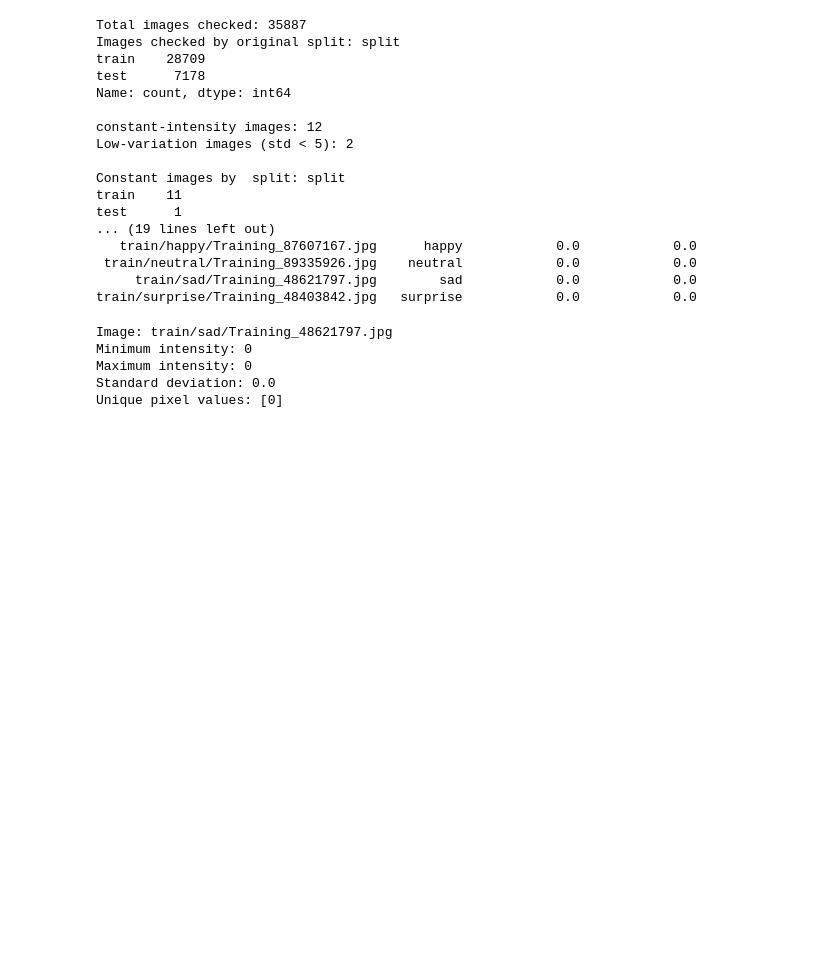
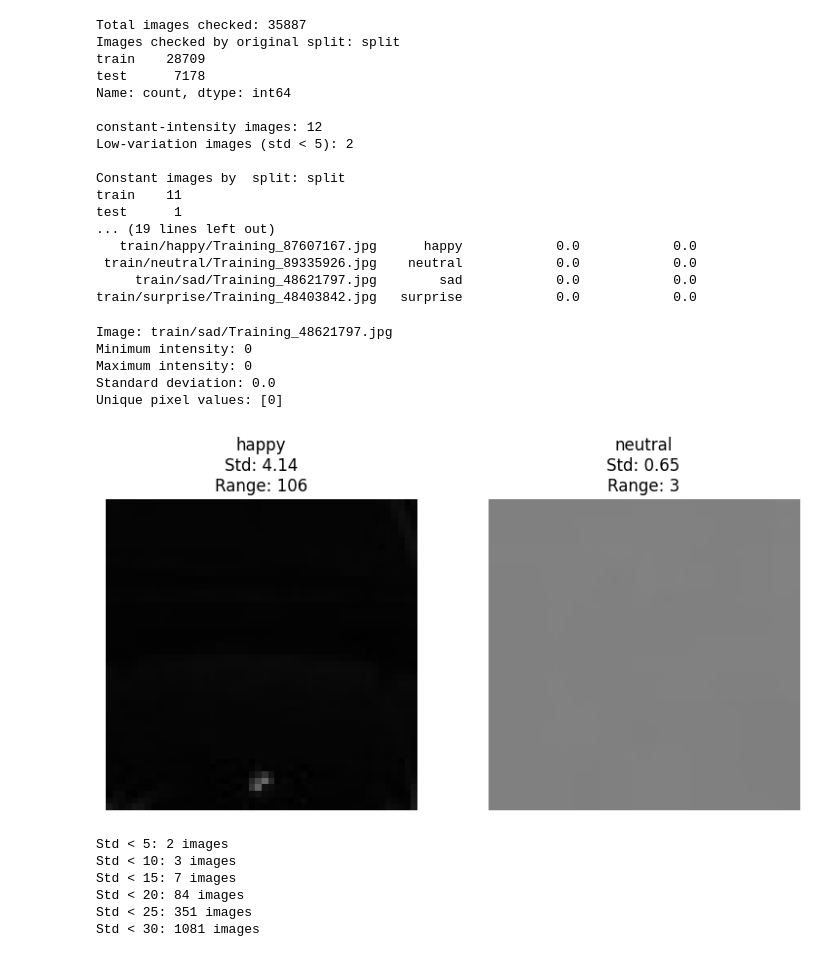
Before and after one commit to chtzortzi-alt/Tzortzi_Facial_Expressions, a Jupyter notebook: Tzortzi_Imaging_Dataset.ipynb, the cells around one changed output. Drawn from its saved outputs; the diff is of its cells as text; code cells hidden in the pictures; blank space fills up the shorter version.

```diff
--- a/Tzortzi_Imaging_Dataset.ipynb
+++ b/Tzortzi_Imaging_Dataset.ipynb
@@ -759,3 +759,50 @@ Minimum intensity: 0
 Maximum intensity: 0
 Standard deviation: 0.0
 Unique pixel values: [0]
+# %%
+import matplotlib.pyplot as plt
+from PIL import Image
+import numpy as np
+
+n = len(low_variation_images)
+
+fig, axes = plt.subplots(1, n, figsize=(4*n, 4))
+
+axes = np.atleast_1d(axes)
+
+for ax, (_, row) in zip(axes, low_variation_images.iterrows()):
+  image_path = dataset_path / row["file_path"]
+
+  with Image.open(image_path) as img:
+    pixels = np.asarray(img)
+
+  ax.imshow(pixels, cmap="gray", vmin=0, vmax=255)
+
+  ax.set_title(
+      f"{row['expression']}\n"
+      f"Std: {row['std_intensity']:.2f}\n"
+      f"Range: {row['intensity_range']:.0f}"
+  )
+
+  ax.axis("off")
+
+plt.tight_layout()
+plt.show()
+# %% [output]
+[figure, added]
+# %%
+thresholds = [5, 10, 15, 20, 25, 30]
+
+for threshold in thresholds:
+  count = (
+      (quality_df["std_intensity"] < threshold) & (quality_df["intensity_range"] > 0)
+  ).sum()
+
+  print(f"Std < {threshold}: {count} images")
+# %% [output]
+Std < 5: 2 images
+Std < 10: 3 images
+Std < 15: 7 images
+Std < 20: 84 images
+Std < 25: 351 images
+Std < 30: 1081 images
```
Also changed, not shown: parts of 6 cells of this notebook.
